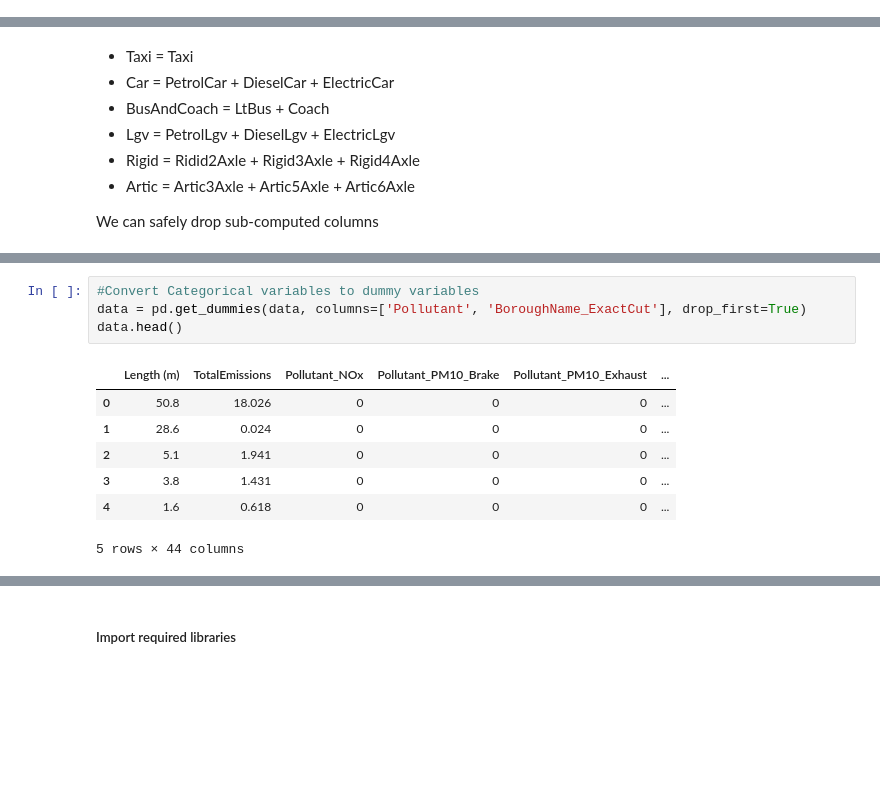
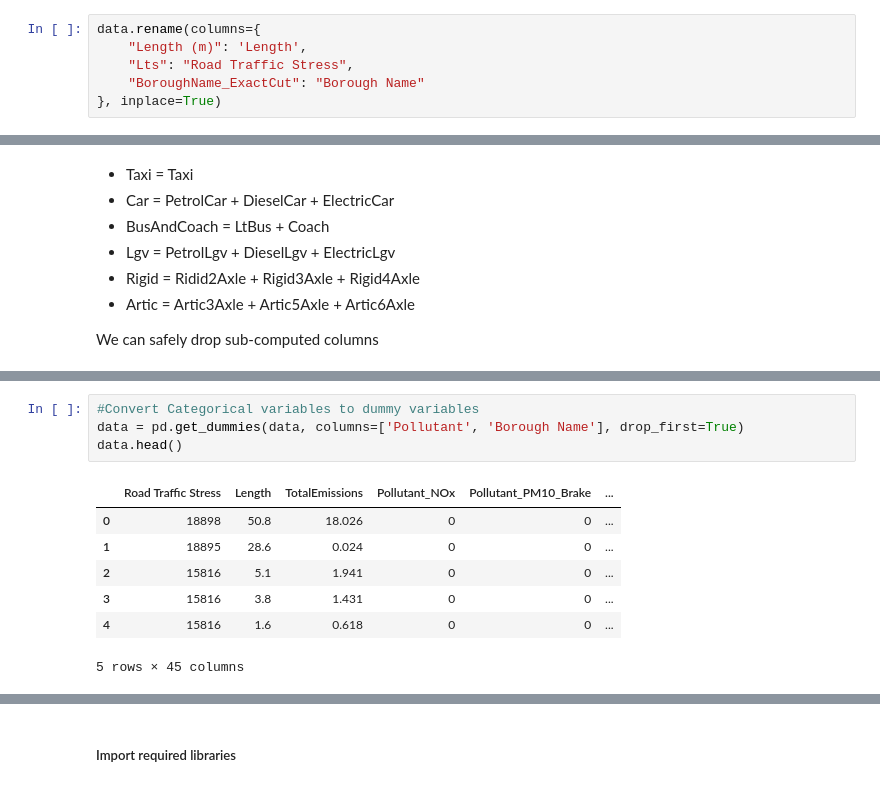
Before and after one commit to asettle/machine-learning-predictive-models, a Jupyter notebook: src/prediction.ipynb, the cells around one changed output, grey strips where cells are left out. Saved outputs shown, nothing was run; the diff lists cells and outputs as text; blank space fills up the shorter version.

```diff
--- a/src/prediction.ipynb
+++ b/src/prediction.ipynb
@@ -49,3 +61,9 @@ data.head()
+# %%
+data.rename(columns={
+    "Length (m)": 'Length',
+    "Lts": "Road Traffic Stress",
+    "BoroughName_ExactCut": "Borough Name"
+}, inplace=True)
 # %%
 data.describe(include='all')
 # %% [output]
@@ -215,16 +260,16 @@ pl.show()
 [figure]
 # %%
 #Convert Categorical variables to dummy variables
-data = pd.get_dummies(data, columns=['Pollutant', 'BoroughName_ExactCut'], drop_first=True)
+data = pd.get_dummies(data, columns=['Pollutant', 'Borough Name'], drop_first=True)
 data.head()
 # %% [output]
-|  | Length (m) | TotalEmissions | Pollutant_NOx | Pollutant_PM10_Brake | Pollutant_PM10_Exhaust | ... |
-| 0 | 50.8 | 18.026 | 0 | 0 | 0 | ... |
-| 1 | 28.6 | 0.024 | 0 | 0 | 0 | ... |
-| 2 | 5.1 | 1.941 | 0 | 0 | 0 | ... |
-| 3 | 3.8 | 1.431 | 0 | 0 | 0 | ... |
-| 4 | 1.6 | 0.618 | 0 | 0 | 0 | ... |
+|  | Road Traffic Stress | Length | TotalEmissions | Pollutant_NOx | Pollutant_PM10_Brake | ... |
+| 0 | 18898 | 50.8 | 18.026 | 0 | 0 | ... |
+| 1 | 18895 | 28.6 | 0.024 | 0 | 0 | ... |
+| 2 | 15816 | 5.1 | 1.941 | 0 | 0 | ... |
+| 3 | 15816 | 3.8 | 1.431 | 0 | 0 | ... |
+| 4 | 15816 | 1.6 | 0.618 | 0 | 0 | ... |
-5 rows × 44 columns
+5 rows × 45 columns
 # %%
 #Features
 X = data.loc[:, data.columns != 'TotalEmissions']
```
Also changed, not shown: parts of 20 cells of this notebook.
